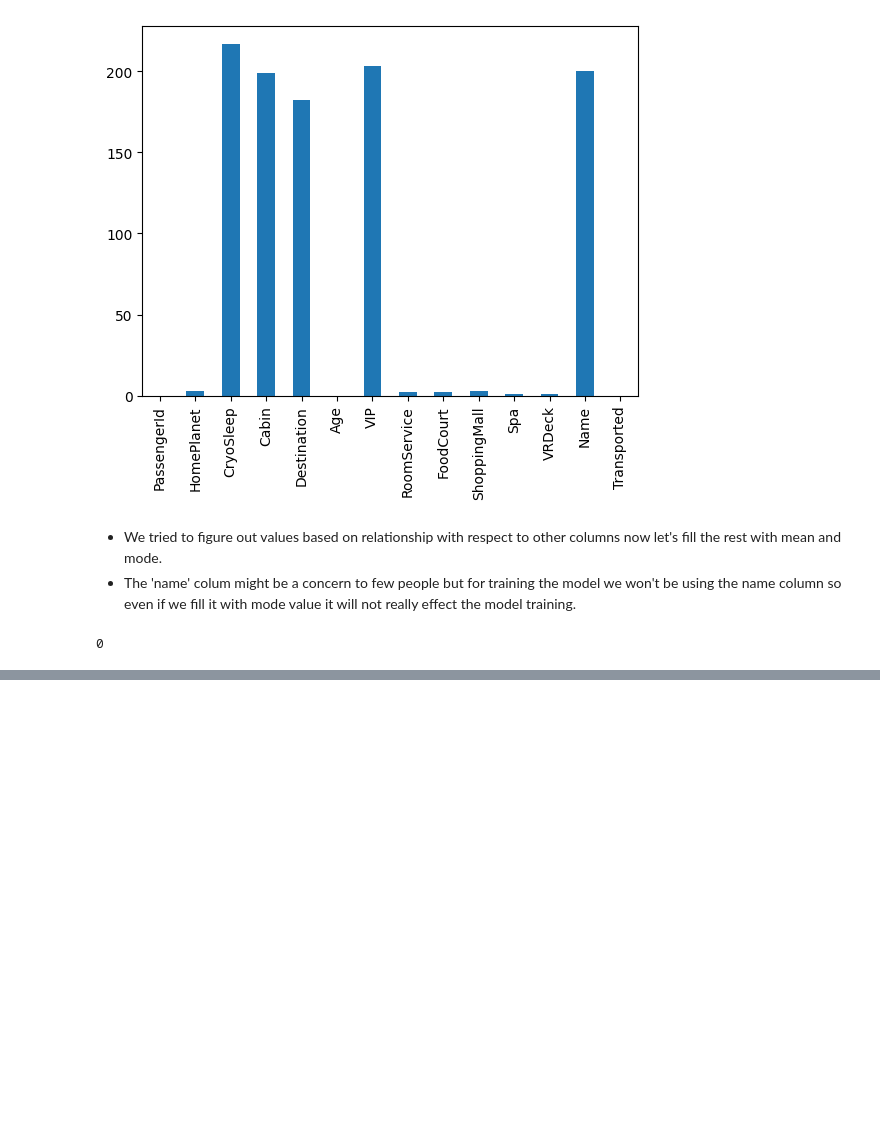
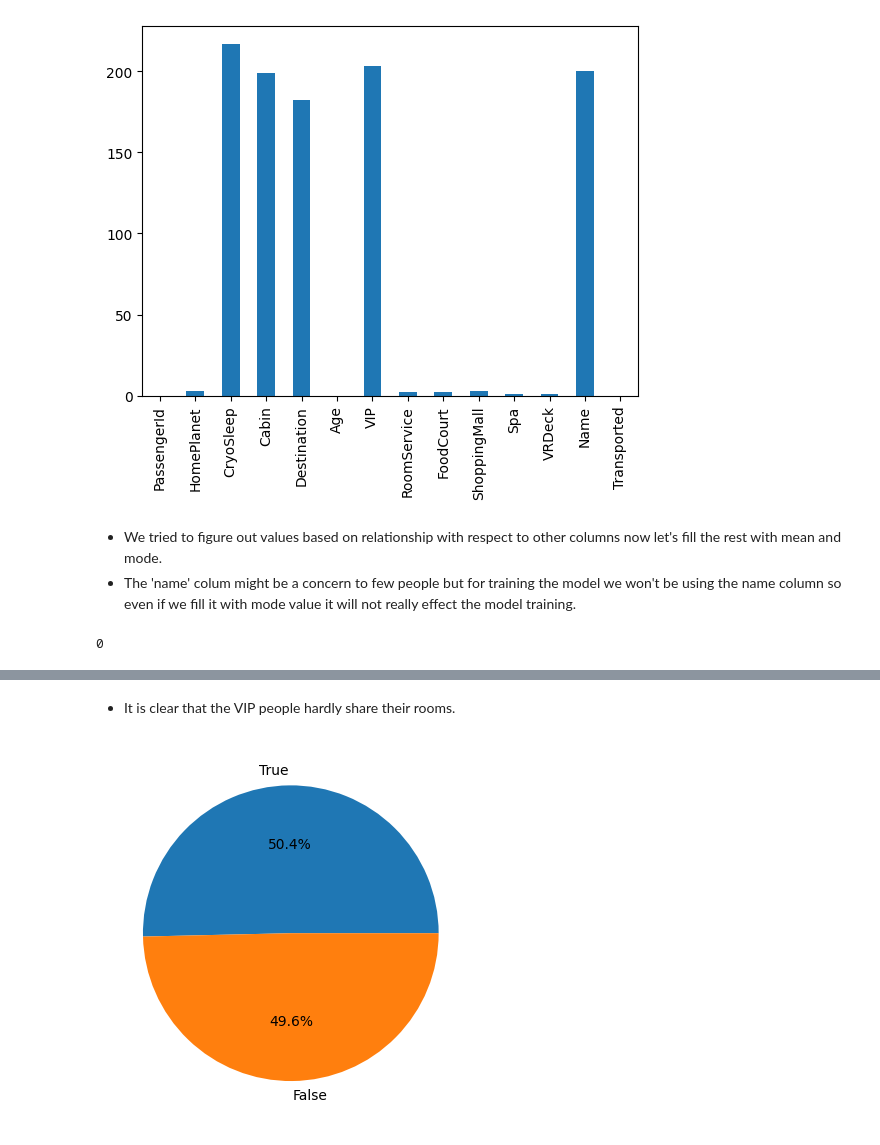
Before and after one commit to rizz045/Spaceship-Titanic-Project-using-Machine-Learning, a Jupyter notebook: Spaceship_Titanic_Project_using_Machine_Learning.ipynb, the cells around one changed output, grey strips where cells are left out. Saved outputs shown, nothing was run; the diff lists cells and outputs as text; code cells hidden in the pictures; blank space fills up the shorter version.

```diff
--- a/Spaceship_Titanic_Project_using_Machine_Learning.ipynb
+++ b/Spaceship_Titanic_Project_using_Machine_Learning.ipynb
@@ -197,3 +221,12 @@ df.isnull().sum().sum()
+# %%
+data = df['RoomNo']
+for i in range(df.shape[0]):
+    temp = data == data[i]
+    df['PassengerNo'][i] = (temp).sum()
+# %%
+# RoomNo do not ahve any relevance in getting transorted so we'll remove it
+
+df.drop(['RoomNo'], axis=1, inplace=True)
 # %%
 sns.countplot(data = df, x = 'PassengerNo', hue='VIP')
 plt.show()
@@ -201,0 +235,19 @@ ValueError: Could not interpret value `PassengerNo` for `x`. An entry with this
+# %% [markdown]
+* It is clear that the VIP people hardly share their rooms.
+# %%
+# Let's separate Cabin column
+new = df['Cabin'].str.split("/", n=2, expand=True)
+df['F1'] = new[0]
+df['F2'] = new[1].astype(int)
+df['F3'] = new[2]
+
+df.drop(['Cabin'], axis=1, inplace=True)
+# %%
+# Now Let's combine all the expenses into one column
+df['LeisureBill'] = df['RoomService']+df['FoodCourt']+df['ShoppingMall']+df['Spa']+df['VRDeck']
+# %%
+x = df['Transported'].value_counts()
+plt.pie(x.values, labels=x.index, autopct="%1.1f%%")
+plt.show()
+# %% [output]
+[figure, added]
```
Also changed, not shown: parts of 19 cells of this notebook.
